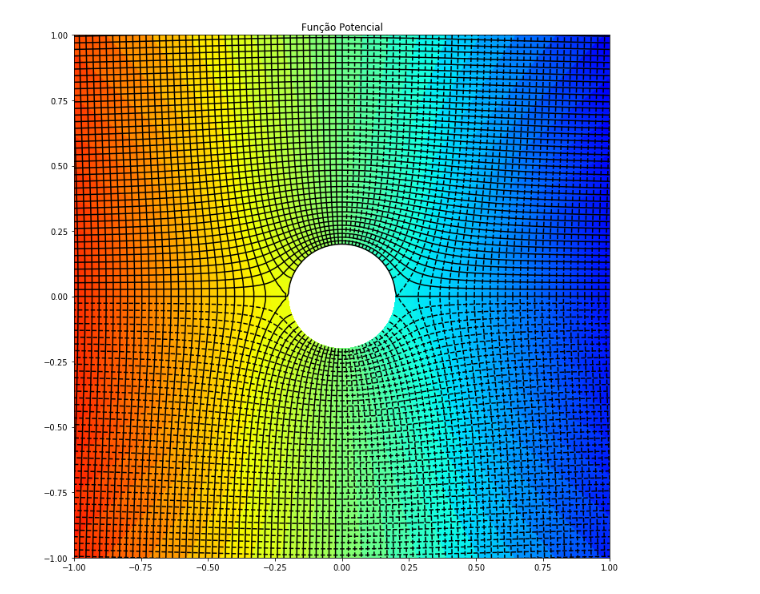
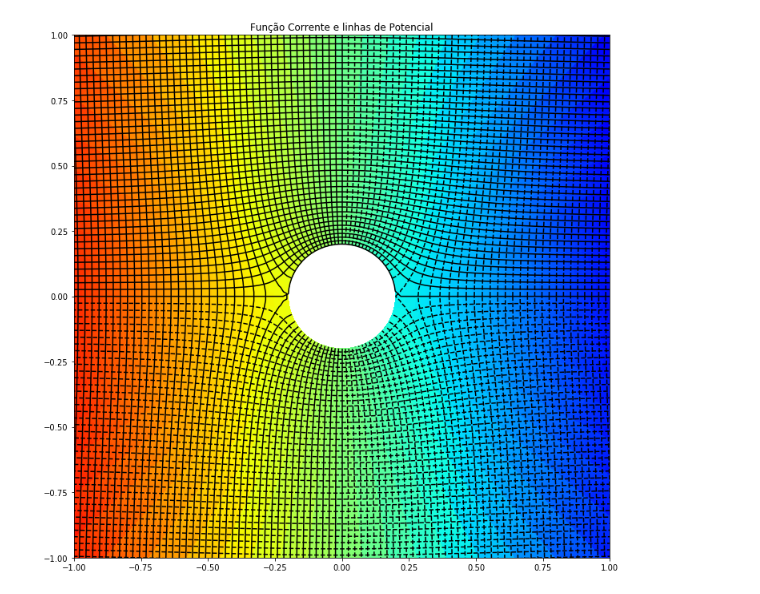
Before and after one commit to lourenko/MecFlu, a Jupyter notebook: Exemplo escoamento potencial.ipynb, the cells around one changed output. Cells and saved outputs as stored; diff of their text form; code cells hidden in the pictures.

```diff
--- a/Exemplo escoamento potencial.ipynb
+++ b/Exemplo escoamento potencial.ipynb
@@ -9,49 +9,45 @@
 ################################################################
 
 from numpy import pi, cos, sin, tan, log, sqrt
 import numpy as np
 import matplotlib.cm as cm
 import matplotlib.pyplot as plt
 
 def potencial(r, t, U=1.0, a=0.2, K=0.0):
-    """Função potencial"""
+    """Função potencial, conforme pag. 269 do Fox."""
     if K > 4*pi*U*a:
         K = 4*pi*U*a
     return -U*r*(1+pow(a/r,2))*cos(t)+K*t/(2*pi)
 
 def corrente(r, t, U=1.0, a=0.2, K=0.0):
-    """Função potencial"""
+    """Função potencial, conforme pag. 269 do Fox."""
     if K > 4*pi*U*a:
         K = 4*pi*U*a
     return U*r*(1-pow(a/r,2))*sin(t)+K*log(r)/(2*pi)
 
-def malha(Ro, R, Nr, Nt, L=1.0, H=1.0):
-    r = np.linspace(Ro, R, Nr)
-    t = np.linspace(0, 2*pi, Nt)
-    for i in range(Nr):
-        for j in range(Nt):
-            plt.plot([r[i]*cos(t[j])], [r[i]*sin(t[j])], '.k', markersize=0.45)
+Ro = 0.2 # Raio interno do cilindro
+R  = sqrt(2.0) # Raio externo do domínio polar
+Nr = 256 # Nùmero de pontos na direção r
+Nr = 64 # Nùmero de pontos na direção theta
 
-Ro, R, Nr, Nt = 0.2, sqrt(2.0), 256, 64
+r = np.linspace(Ro, R, Nr)   # Os valores de r
+t = np.linspace(0, 2*pi, Nt) # Os valores de theta
+X, Y = np.meshgrid(r,t)      # A malha para plotar os valores
+Zp = potencial(X, Y, a=Ro)
+Zc = corrente(X, Y, a=Ro)
 
-r = np.linspace(Ro, R, Nr)
-t = np.linspace(0, 2*pi, Nt)
-X, Y = np.meshgrid(r,t)
-Zp = potencial(X, Y)
-Zc = corrente(X, Y)
-
-fig = plt.figure(figsize=(12, 12))
-ax = fig.add_subplot(111)
+fig = plt.figure(figsize=(12, 12)) # Figura 12" x 12"
+ax = fig.add_subplot(111) # Apenas uma figura
 
 CS1 = ax.contour(X*cos(Y), X*sin(Y), Zp, 128, colors='k')
 CS2 = ax.contour(X*cos(Y), X*sin(Y), Zc, 128, colors='k')
 
 im = ax.pcolormesh(X*cos(Y), X*sin(Y), Zp, cmap=cm.jet)
-plt.title('Função Potencial')
+plt.title('Função Corrente e linhas de Potencial')
 
 plt.xlim([-1.0, 1.0])
 plt.ylim([-1.0, 1.0])
 
 plt.show()
 # %% [output]
-[figure, old version]
+[figure, new version]
```
